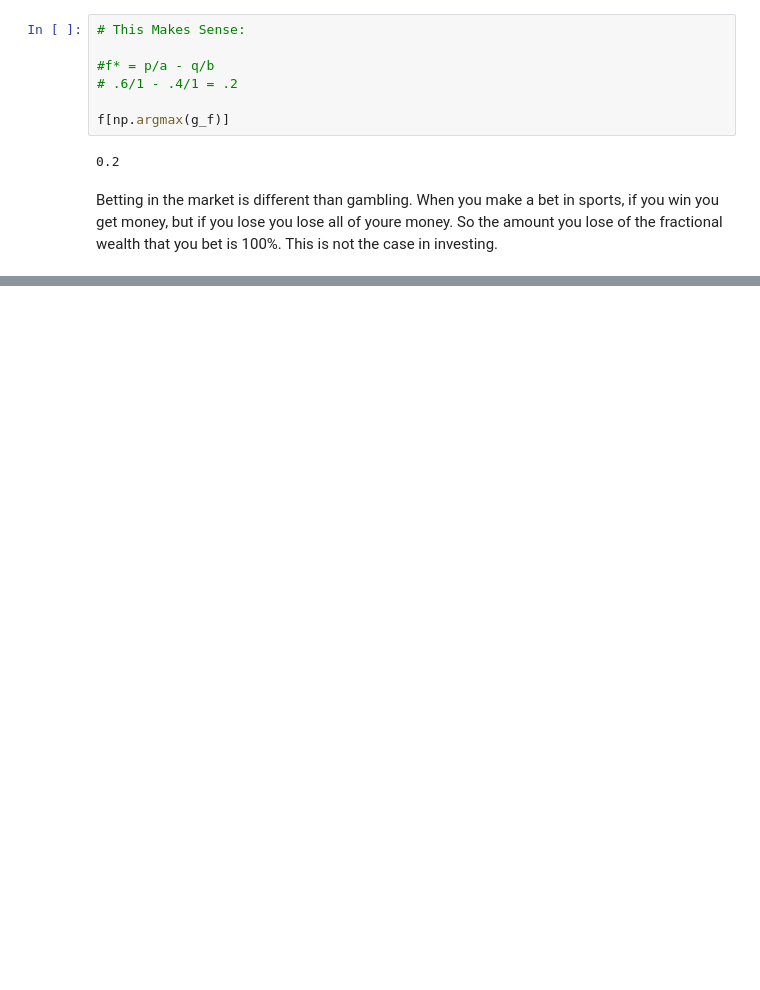
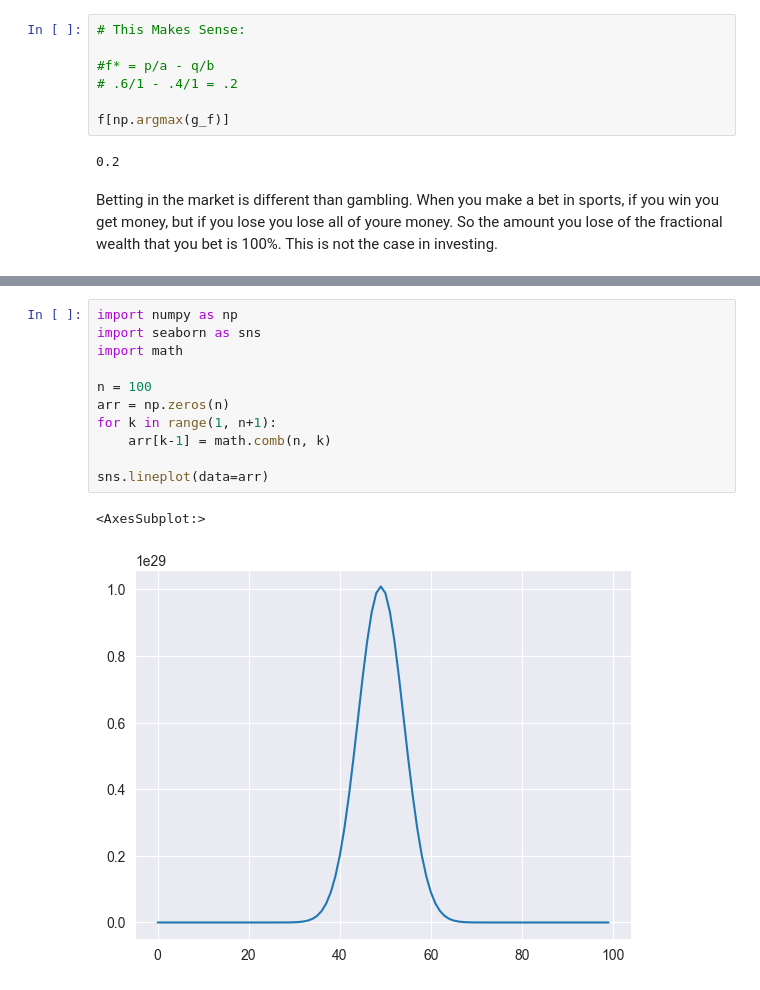
Before and after one commit to everwitt7/Notebooks, a Jupyter notebook: kelly_criterion.ipynb, the cells around one changed output, grey strips where cells are left out. Drawn from its saved outputs; the diff is of its cells as text; blank space fills up the shorter version.

```diff
--- a/kelly_criterion.ipynb
+++ b/kelly_criterion.ipynb
@@ -81,0 +91,14 @@ ax = sns.lineplot(data=wealth)
+# %%
+import numpy as np
+import seaborn as sns
+import math
+
+n = 100
+arr = np.zeros(n)
+for k in range(1, n+1):
+    arr[k-1] = math.comb(n, k)
+
+sns.lineplot(data=arr)
+# %% [output]
+<AxesSubplot:>
+[figure, added]
```
Also changed, not shown: parts of 6 cells of this notebook.
